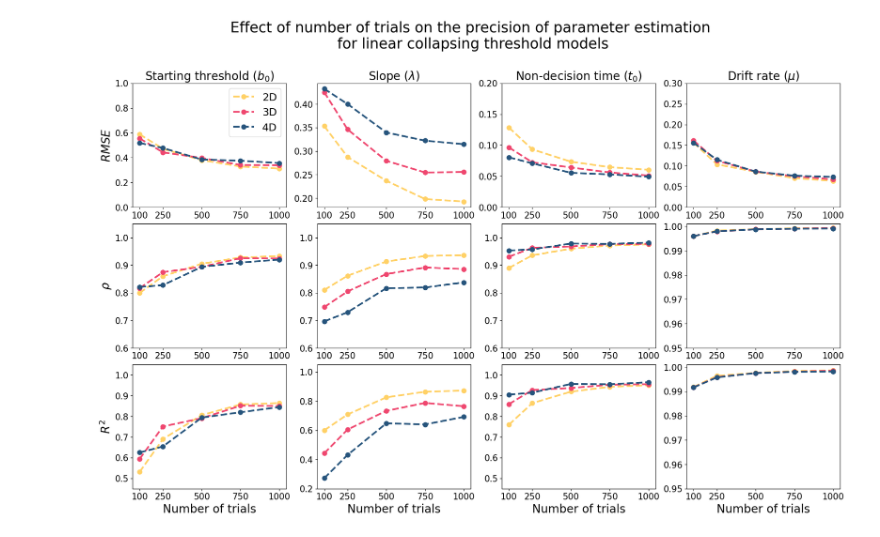
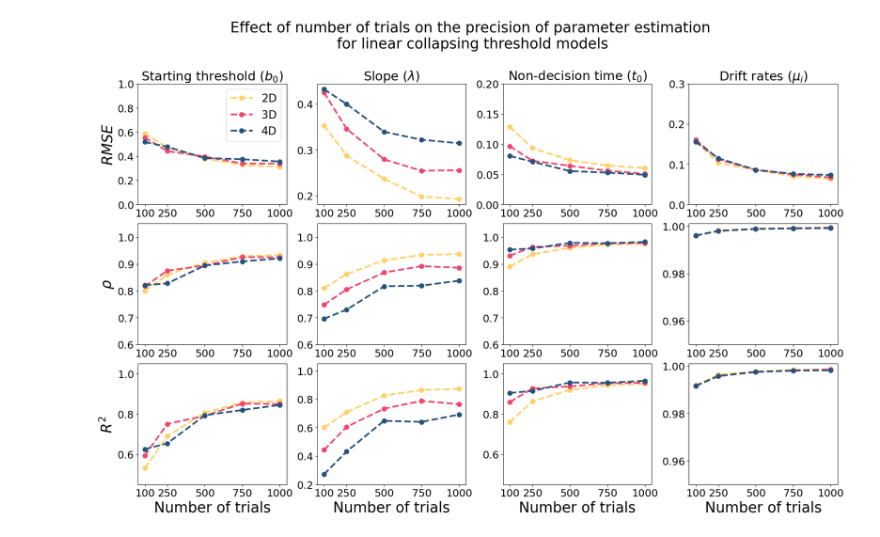
Before and after one commit to AmirHoseinHadian/IE4HSDM, a Jupyter notebook: _02_Parameter_recovery/_02_Time_dependent_boundary/Ntrial_convergence.ipynb, the cells around one changed output. Saved outputs shown, nothing was run; the diff lists cells and outputs as text; code cells hidden in the pictures.

Commit message:
graph labels updated

```diff
--- a/_02_Parameter_recovery/_02_Time_dependent_boundary/Ntrial_convergence.ipynb
+++ b/_02_Parameter_recovery/_02_Time_dependent_boundary/Ntrial_convergence.ipynb
@@ -67,11 +67,11 @@ fig.suptitle('Effect of number of trials on the precision of parameter estimatio
              fontsize=25)
 
 # plt.rc('font', size=10)          # controls default text sizes
-plt.rc('axes', titlesize=20)     # fontsize of the axes title
-plt.rc('axes', labelsize=20)    # fontsize of the x and y labels
-plt.rc('xtick', labelsize=15)    # fontsize of the tick labels
-plt.rc('ytick', labelsize=15)    # fontsize of the tick labels
-plt.rc('legend', fontsize=18)    # legend fontsize
+plt.rc('axes', titlesize=22)     # fontsize of the axes title
+plt.rc('axes', labelsize=25)    # fontsize of the x and y labels
+plt.rc('xtick', labelsize=18)    # fontsize of the tick labels
+plt.rc('ytick', labelsize=18)    # fontsize of the tick labels
+plt.rc('legend', fontsize=19)    # legend fontsize
 
 plt.subplot(3, 4, 1)
 plt.ylim([0, 1])
@@ -118,7 +118,7 @@ for dim in Dims:
     plt.plot(N_trials,
              [rmse(mu_true[dim][i],mu_estimate[dim][i]) for i in range(5)],
              '--', marker='o', markersize=8, linewidth=3, c=color[dim], label=dim);
-plt.title('Drift rate ($\mu$)')
+plt.title('Drift rates ($\mu_i$)')
 plt.xticks(N_trials, N_trials)
 
 
@@ -184,31 +184,31 @@ for dim in Dims:
                    recovery[dim][i]['{}_estimate'.format(prms)]) for i in range(5)],
              '--', marker='o', markersize=8, linewidth=3, c=color[dim], label=dim);
 plt.xlabel('Number of trials');
 plt.xticks(N_trials, N_trials)
 
 plt.subplot(3, 4, 11)
 plt.ylim([0.45, 1.05])
 prms = 'ndt'
 for dim in Dims:
     plt.plot(N_trials,
              [r2_score(recovery[dim][i]['{}_true'.format(prms)],
               recovery[dim][i]['{}_estimate'.format(prms)]) for i in range(5)],
              '--', marker='o', markersize=8, linewidth=3, c=color[dim], label=dim);
 plt.xlabel('Number of trials');
 plt.xticks(N_trials, N_trials)
 
 plt.subplot(3, 4, 12)
 plt.ylim([0.95, 1.001])
 for dim in Dims:
     plt.plot(N_trials,
              [r2_score(mu_true[dim][i],mu_estimate[dim][i]) for i in range(5)],
               '--', marker='o', markersize=8, linewidth=3, c=color[dim], label=dim);
 plt.xlabel('Number of trials');
 plt.xticks(N_trials, N_trials);
 
 plt.savefig('../../_01_Figures/ntrial_collapsing.pdf',
             transparent=True,
             dpi=600,
             bbox_inches='tight');
 # %% [output]
-[figure, old version]
+[figure, new version]
```
Also changed, not shown: 13 other files.
